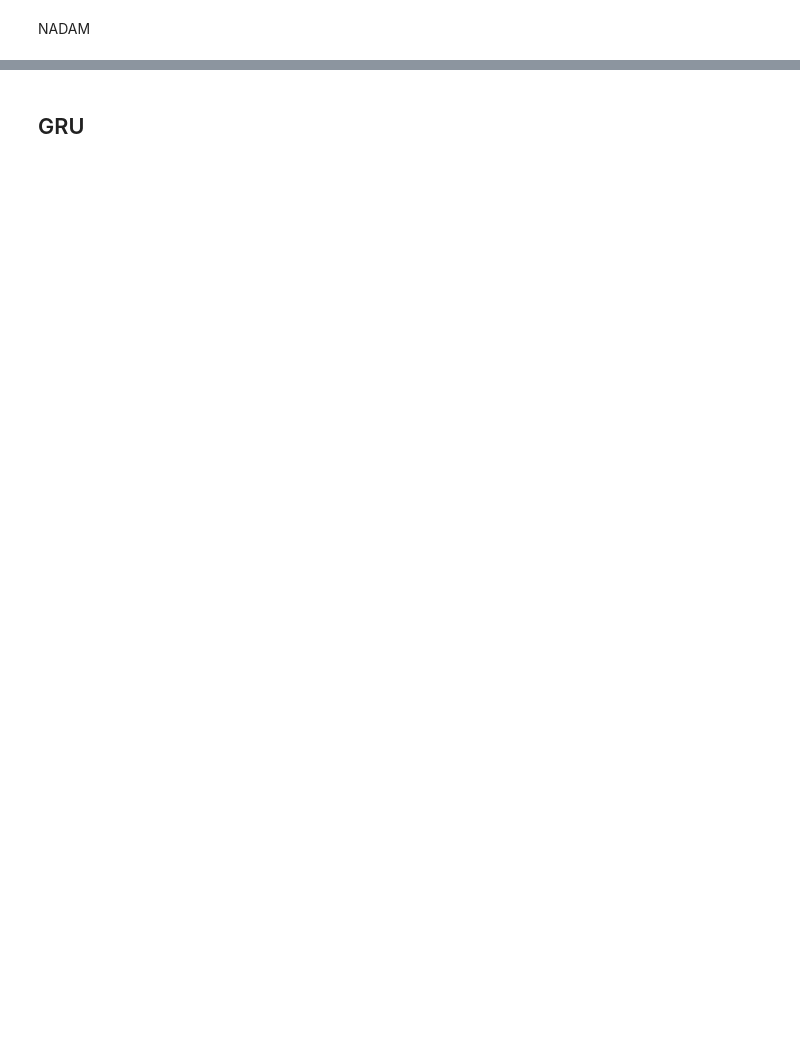
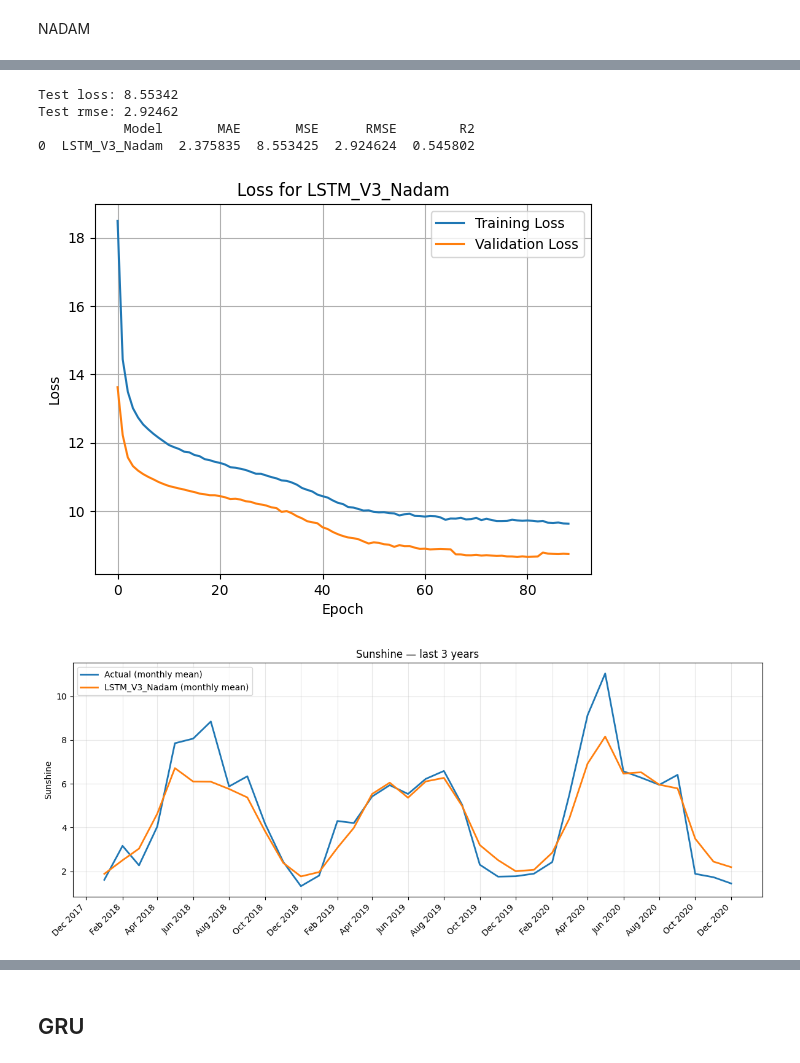
Before and after one commit to markoandjel/MachineLearning, a Jupyter notebook: Projekat III/Marko/projekat3.3Marko.ipynb, the cells around one changed output, grey strips where cells are left out. Cells and saved outputs as stored; diff of their text form; code cells hidden in the pictures; blank space fills up the shorter version.

```diff
--- a/Projekat III/Marko/projekat3.3Marko.ipynb
+++ b/Projekat III/Marko/projekat3.3Marko.ipynb
@@ -843,0 +758,14 @@ Epoch 100/100
+# %%
+y_pred_v3_nadam, metrics_v3_nadam = evaluate_model(
+    model_to_eval=model_v3_nadam,
+    test_ds_to_eval=test_ds,
+    x_test=X_test,
+    model_version="LSTM_V3_Nadam"
+)
+# %% [output]
+Test loss: 8.55342
+Test rmse: 2.92462
+           Model       MAE       MSE      RMSE        R2
+0  LSTM_V3_Nadam  2.375835  8.553425  2.924624  0.545802
+[figure, added]
+[figure, added]
```
Also changed, not shown: parts of 49 cells of this notebook.
